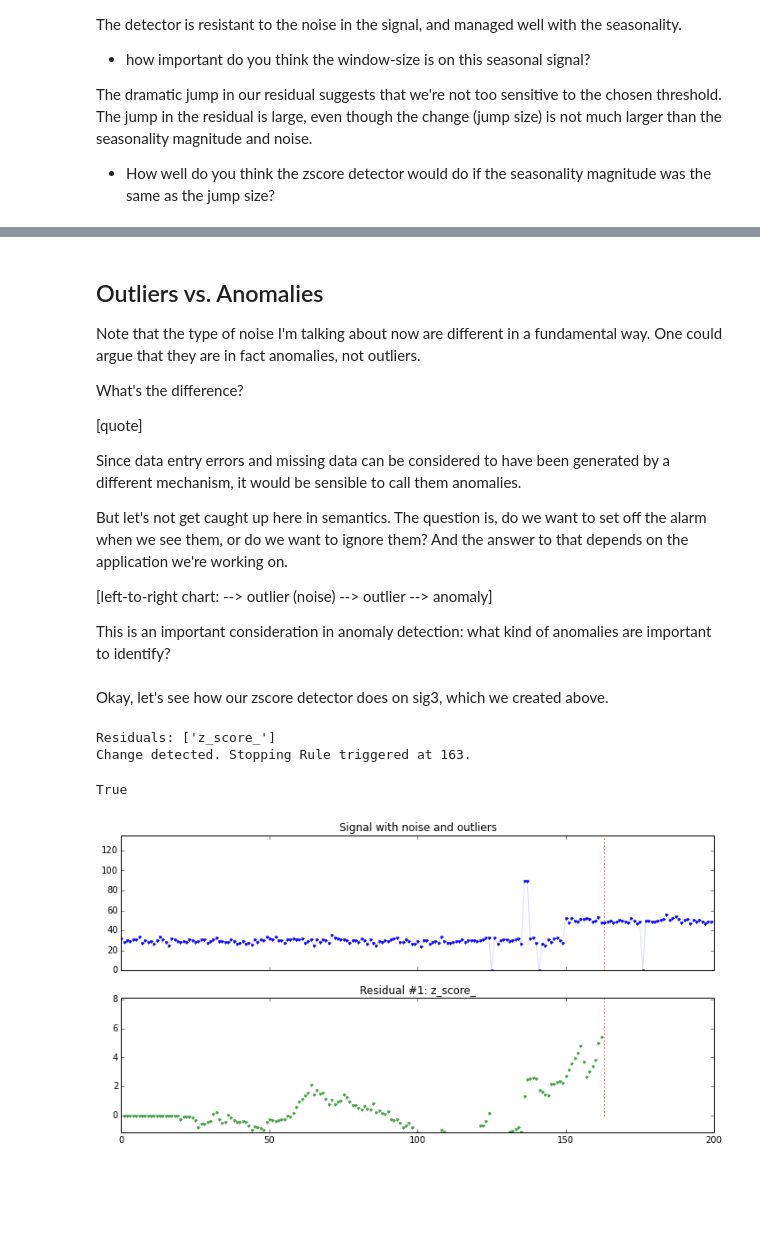
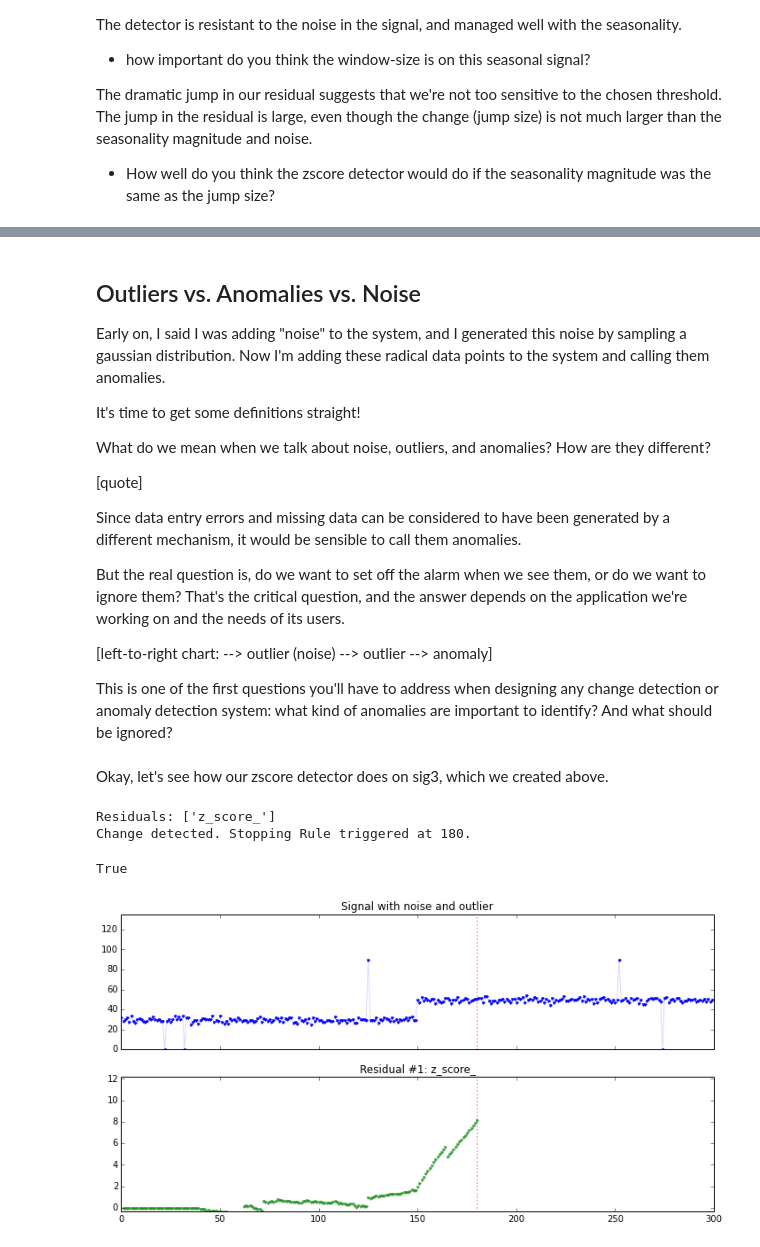
Before and after one commit to amanahuja/change-detection-tutorial, a Jupyter notebook: ipynb/section_03_Windows.ipynb, the cells around one changed output, grey strips where cells are left out. Saved outputs shown, nothing was run; the diff lists cells and outputs as text; code cells hidden in the pictures; blank space fills up the shorter version.

Commit message:
Rerunning note books with new simulation class , other updates in org and text

```diff
--- a/ipynb/section_03_Windows.ipynb
+++ b/ipynb/section_03_Windows.ipynb
@@ -273,0 +309,27 @@ This is a type of noise commonly found in signals. They can occur due to data en
+# %%
+jump_size = 20
+signal_size = 300
+
+# Create a signal with a small jump (change)
+sig3 = np.ones(signal_size)
+sig3[:150] = 30
+sig3[150:] = 30 + jump_size
+
+# Add noise
+noise = np.random.normal(
+    scale = 0.10 * jump_size,
+    size=signal_size)
+
+sig3 = sig3 + noise
+
+# Add outliers
+outlier_idx = np.random.choice(signal_size, size=3)
+sig3[outlier_idx] = 0
+outlier_idx = np.random.choice(signal_size, size=2)
+sig3[outlier_idx] = 90
+
+# What does this  look like?
+plt.figure(figsize=(15, 5))
+plt.plot(sig3, 'b.')
+plt.plot(sig3, '-', alpha=0.15)
+plt.ylim(0,100)
@@ -274,34 +339,33 @@ This is a type of noise commonly found in signals. They can occur due to data en
 # %% [markdown]
-## Outliers vs. Anomalies
+## Outliers vs. Anomalies vs. Noise
 
-Note that the type of noise I'm talking about now are different in a fundamental way. One could argue that they are in fact anomalies, not outliers.
+Early on, I said I was adding "noise" to the system, and I generated this noise by sampling a gaussian distribution. Now I'm adding these radical data points to the system and calling them anomalies.
 
-What's the difference?
+It's time to get some definitions straight!
+
+What do we mean when we talk about noise, outliers, and anomalies? How are they different?
 
 [quote]
 
 Since data entry errors and missing data can be considered to have been generated by a different mechanism, it would be sensible to call them anomalies.
 
-But let's not get caught up here in semantics. The question is, do we want to set off the alarm when we see them, or do we want to ignore them? And the answer to that depends on the application we're working on.
+But the real question is, do we want to set off the alarm when we see them, or do we want to ignore them? That's the critical question, and the answer depends on the application we're working on and the needs of its users.
 
 [left-to-right chart: --> outlier (noise) --> outlier --> anomaly]
 
-This is an important consideration in anomaly detection: what kind of anomalies are important to identify?
+This is one of the first questions you'll have to address when designing any change detection or anomaly detection system: what kind of anomalies are important to identify? And what should be ignored?
 # %% [markdown]
 Okay, let's see how our zscore detector does on sig3, which we created above.
 # %%
 # On Signal 3
-zscore = ZScore_Detector(window_size=20, threshold=5.0)
 
-zscore.run(
-     sig3,
-     signal_name='Signal with noise and outliers'
-     )
+detector = ZScoreDetector(window_size = 40, threshold=8.0)
+OnlineSimulator(detector, sig3).run(signal_name = "Signal with noise and outlier")
 # %% [output]
 Residuals: ['z_score_']
-Change detected. Stopping Rule triggered at 163.
+Change detected. Stopping Rule triggered at 180.
 True
-[figure, old version]
+[figure, new version]
 # %% [raw]
 Note [Aman Ahuja]
 
```
Also changed, not shown: parts of 31 cells of this notebook, 5 other files.
